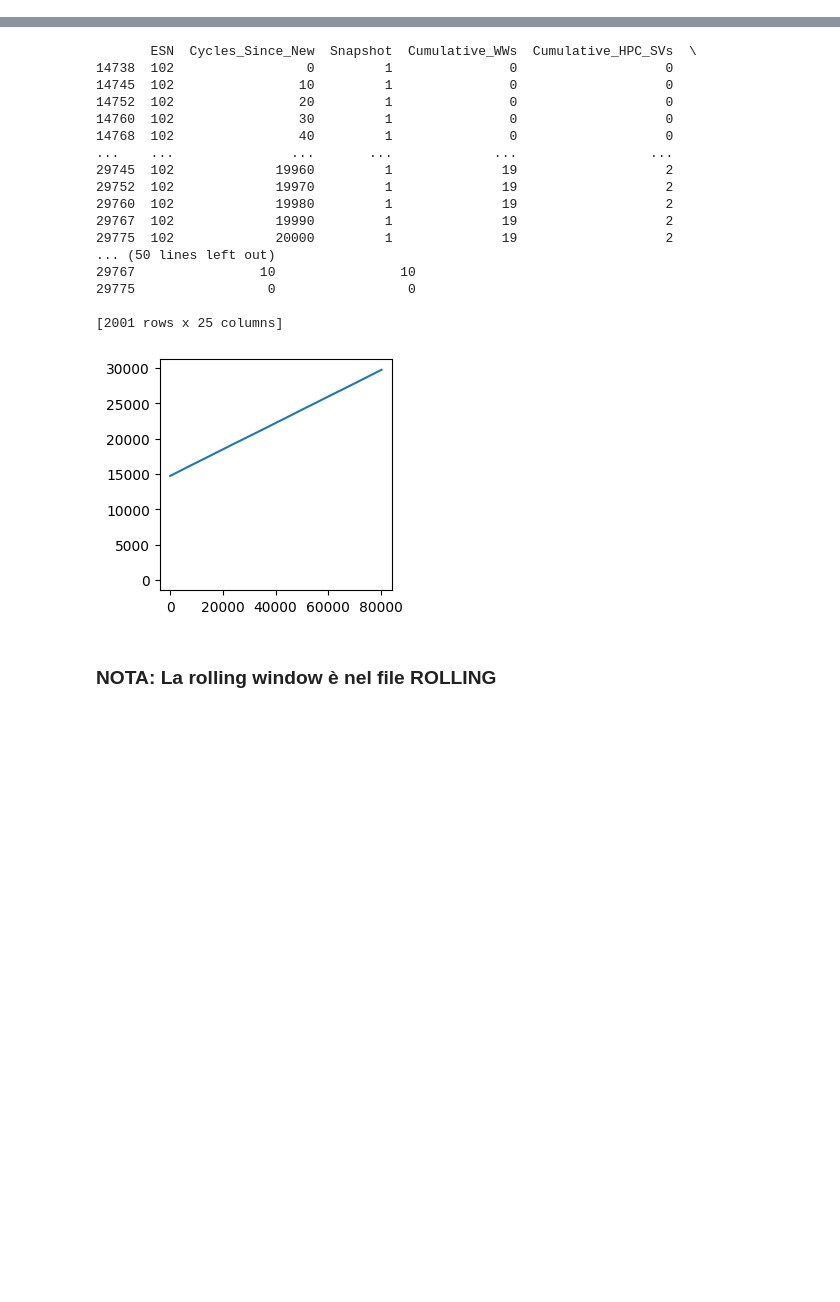
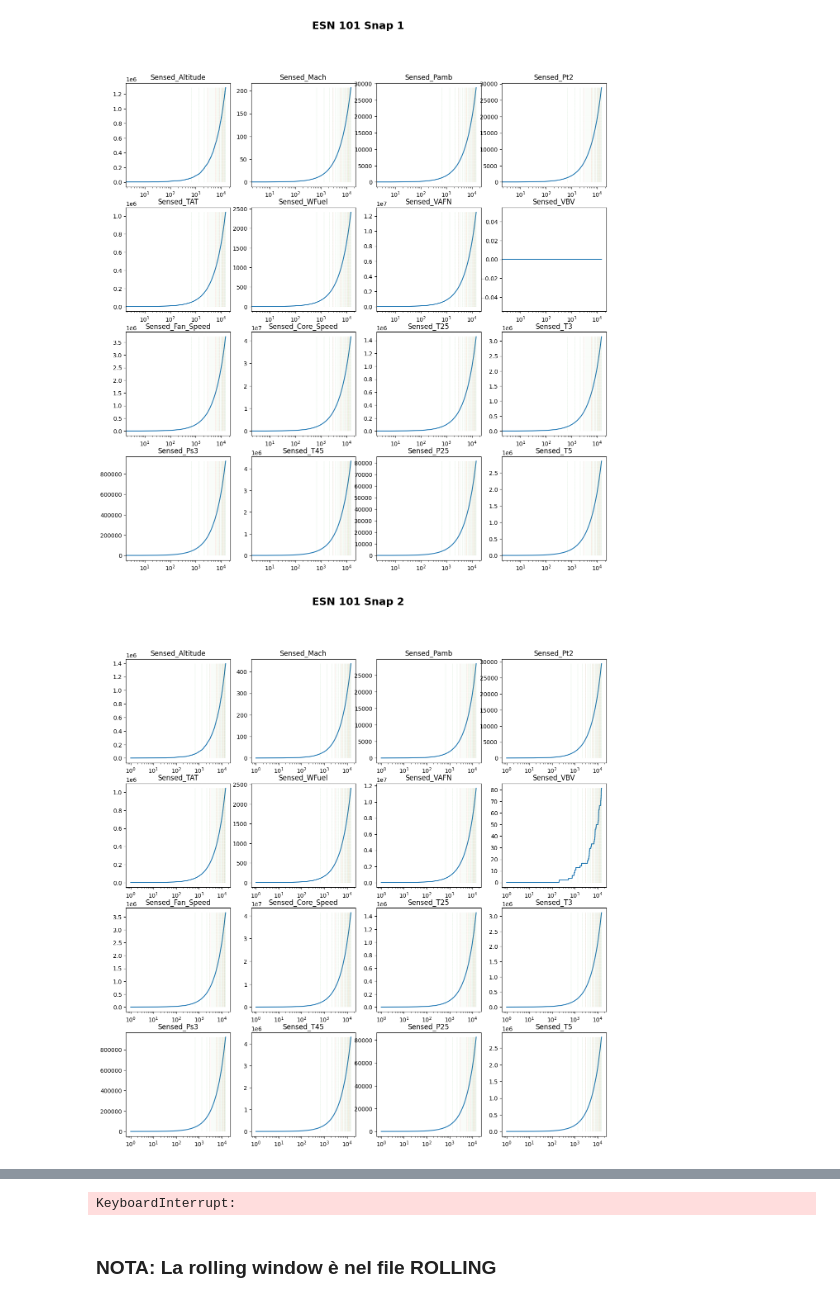
Before and after one commit to begbaj/phm-america-2025, a Jupyter notebook: src/notebooks/ANALISI.ipynb, the cells around one changed output, grey strips where cells are left out. Saved outputs shown, nothing was run; the diff lists cells and outputs as text; code cells hidden in the pictures; blank space fills up the shorter version.

```diff
--- a/src/notebooks/ANALISI.ipynb
+++ b/src/notebooks/ANALISI.ipynb
@@ -40,24 +40,39 @@ def check_init():
 check_init()
 # %%
 check_init()
-esn = 102
-sensor = generals.SENSORS.Sensed_P25.value
-snap = 1
-cumsum = df[sensor].cumsum()
-df = generals.filter(generals.filter(train, "ESN", esn), "Snapshot", snap)
-plt.figure(figsize=(3,3))
-plt.plot(cumsum, df.index)
-for p_idx, (plabel, p_data) in enumerate(points.items()):
-    current_points = p_data.loc[p_data['ESN'] == esn]
-    if not current_points.empty:
-        plt.vlines(
-            x=current_points.index,
-            ymin=cumsum.min(),
-            ymax=cumsum.max(),
-            linestyles='dashed',
-            label=plabel,
-            alpha=0.9,
-            linewidth=2
-        )
-plt.show()
+
+point_colors = ['red', 'orange', 'green', 'purple']
+def plot():
+    fig, axs = plt.subplots(4,4, figsize=(15,15))
+    for i, sensor in enumerate(generals.SENSORS.iter()):
+        c = i%4
+        r = i//4
+        df = generals.filter(generals.filter(train, "ESN", esn), "Snapshot", snap)
+        cumsum = df[sensor].cumsum()
+        axs[r,c].plot(cumsum.index, cumsum, label=sensor)
+        axs[r,c].set_title(sensor)
+        axs[r,c].set_xscale('log')
+        for p_idx, (plabel, p_data) in enumerate(points.items()):
+            color = point_colors[p_idx % len(point_colors)]
+            current_points = p_data.loc[p_data['ESN'] == esn]
+            if not current_points.empty:
+                axs[r,c].vlines(
+                    x=current_points.index,
+                    ymin=cumsum.min(),
+                    ymax=cumsum.max(),
+                    colors=color,
+                    linestyles='dashed',
+                    label=plabel,
+                    alpha=0.9,
+                    linewidth=0.1
+                )
+
+    fig.suptitle(f'ESN {esn} Snap {snap}', fontsize=18, fontweight='bold')
+    plt.show()
+
+for esn in generals.ESN:
+    for snap in range(1,9):
+        plot()
 # %% [output]
+[figure, new version]
+[figure, added]
@@ -64,18 +80 @@ plt.show()
-       ESN  Cycles_Since_New  Snapshot  Cumulative_WWs  Cumulative_HPC_SVs  \
-14738  102                 0         1               0                   0
-14745  102                10         1               0                   0
-14752  102                20         1               0                   0
-14760  102                30         1               0                   0
-14768  102                40         1               0                   0
-...    ...               ...       ...             ...                 ...
-29745  102             19960         1              19                   2
-29752  102             19970         1              19                   2
-29760  102             19980         1              19                   2
-29767  102             19990         1              19                   2
-29775  102             20000         1              19                   2
-... (50 lines left out)
-29767                10                10
-29775                 0                 0
-
-[2001 rows x 25 columns]
+KeyboardInterrupt:
-[figure, old version]
```
Also changed, not shown: parts of 2 cells of this notebook.
